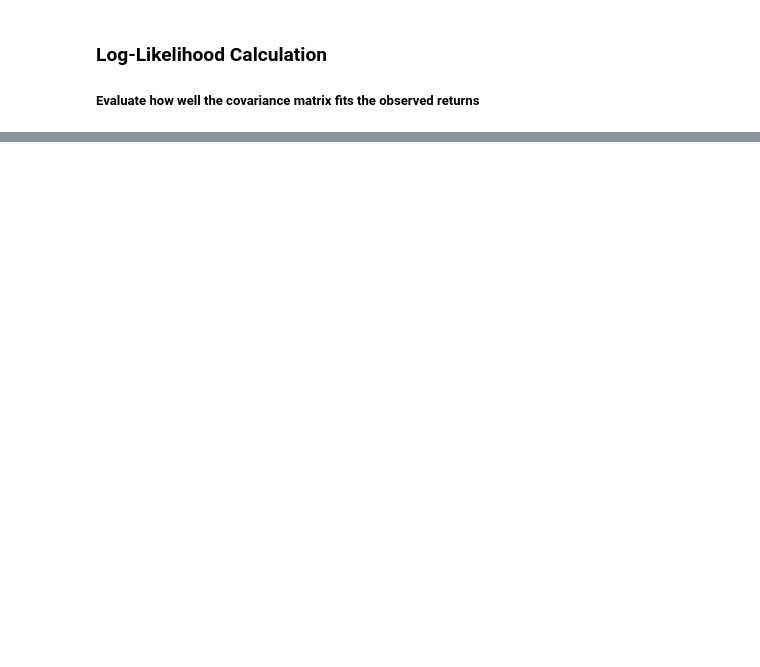
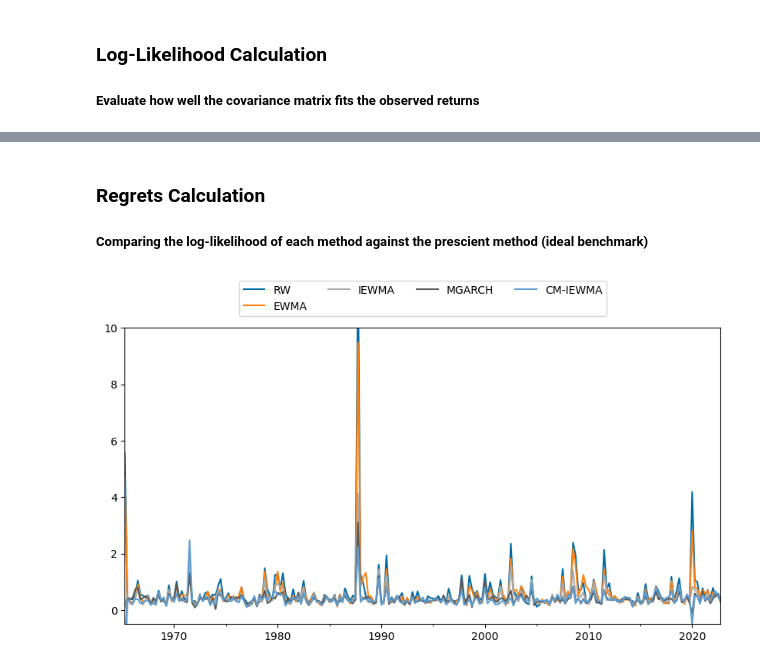
Before and after one commit to JLFrick/MFE-230ZAB-Deep-Learning-and-Applications, a Jupyter notebook: Replication_Predicting_Covariance_Matrices/factor_model.ipynb, the cells around one changed output, grey strips where cells are left out. Cells and saved outputs as stored; diff of their text form; code cells hidden in the pictures; blank space fills up the shorter version.

```diff
--- a/Replication_Predicting_Covariance_Matrices/factor_model.ipynb
+++ b/Replication_Predicting_Covariance_Matrices/factor_model.ipynb
@@ -193,0 +280,14 @@ for t in returns_no_rf.index:
+# %% [markdown]
+### Regrets Calculation
+##### Comparing the log-likelihood of each method against the prescient method (ideal benchmark)
+# %%
+fig, ax = plt.subplots(1, 1, figsize=(10, 5))
+for name in names:
+    if name == 'Prescient':
+        pass
+    else:
+        regrets[name].resample("Q").mean().plot(label=name)
+plt.legend(bbox_to_anchor=(0.5, 1.1), loc='center', ncols=4, labels=names[:-1], scatterpoints=1, markerscale=5);
+plt.ylim(-0.5,10);
+# %% [output]
+[figure, added]
```
Also changed, not shown: parts of 33 cells of this notebook.
